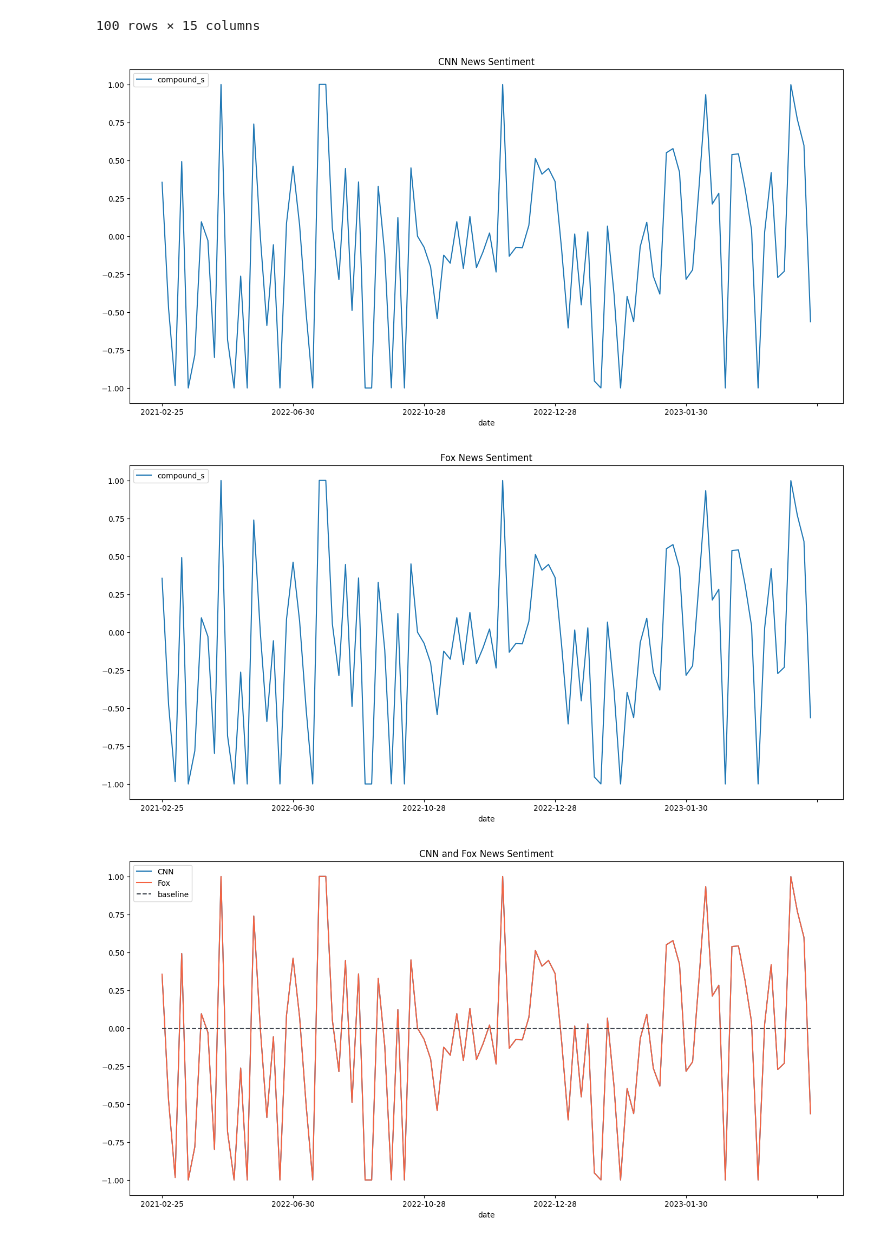
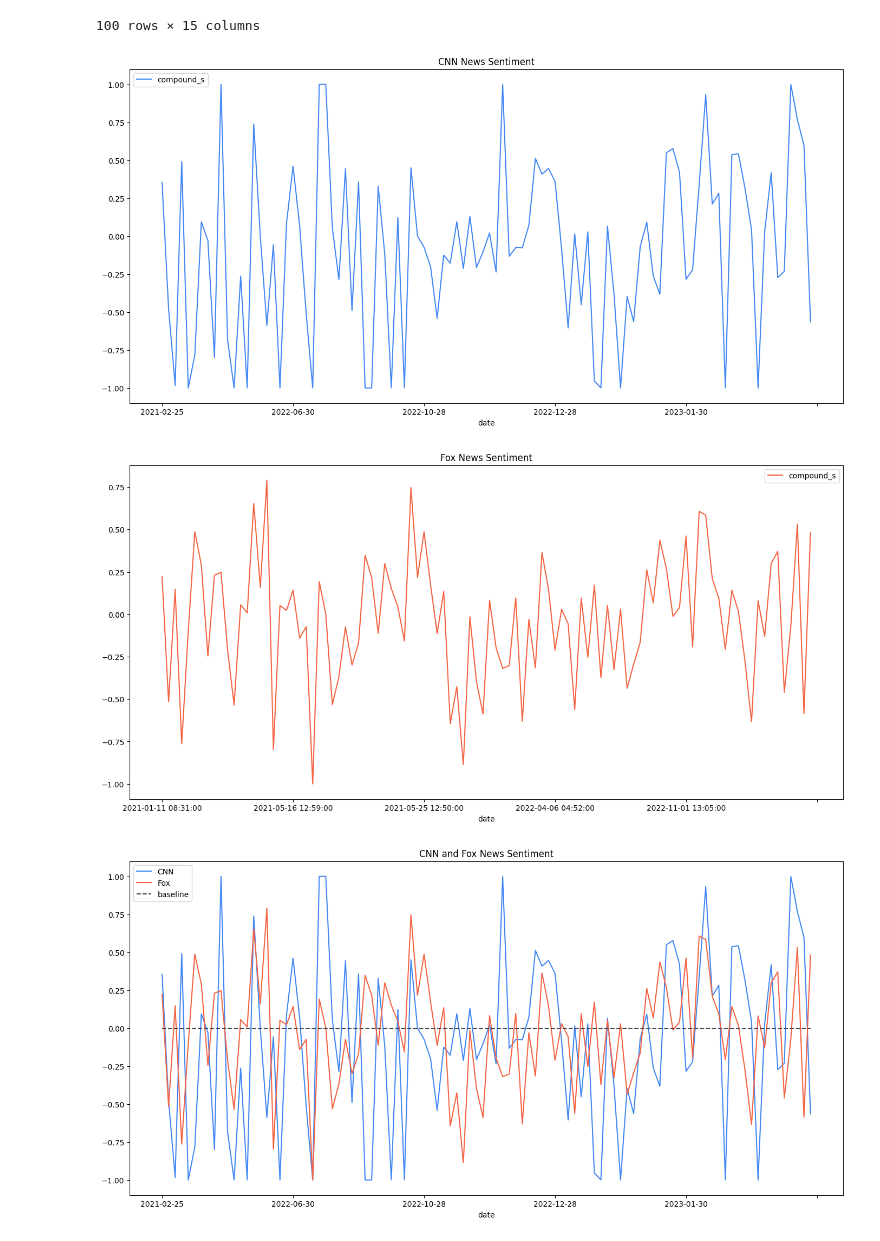
Before and after one commit to idobiran11/senti-trends-nlp, a Jupyter notebook: data/output_data/plot_result.ipynb, the cells around one changed output. Saved outputs shown, nothing was run; the diff lists cells and outputs as text; code cells hidden in the pictures.

```diff
--- a/data/output_data/plot_result.ipynb
+++ b/data/output_data/plot_result.ipynb
@@ -7,8 +8,7 @@ import matplotlib.pyplot as plt
 # tsc.infer_from_text("i hate trump", "trump")
 # %%
 cnn = pd.read_csv('netanyahu_cnn_news_sentiment.csv')
-# fox = pd.read_csv('netanyahu_fox_news_sentiment.csv')
-fox = cnn
+fox = pd.read_csv('netanyahu_fox_news_sentiment.csv')
 # %%
 def add_label(row):
     labels = {row['neg_s']: 'Negative', row['pos_s']:'Positive', row['neu_s']:'Neutral'}
@@ -39,26 +39,26 @@ cnn
 | 99 | 1 | 0 | 0 | 0 | -0.983833 | 2021-09-21 | 99.0 | Negative | 0 | 0.543845 | ... |
 100 rows × 15 columns
 # %%
-def plot(df:pd.DataFrame, vendor):
+def plot(df:pd.DataFrame, vendor, color='#4287f5'):
     df = df.sort_values(by=['date'])
-    axes = df.plot(x='date', y='compound_s', kind='line', title=f'{vendor} News Sentiment', figsize=(17,8))
+    axes = df.plot(x='date', y='compound_s', kind='line', title=f'{vendor} News Sentiment', figsize=(17,8), color=color)
 
 
-def joined_plot(df1:pd.DataFrame, df2:pd.DataFrame, vendor1, vendor2):
+def joined_plot(df1:pd.DataFrame, df2:pd.DataFrame, vendor1, vendor2, color1='#4287f5', color2='#f56342'):
     df1 = df1.sort_values(by=['date']).rename(columns={'compound_s': vendor1})
     df2 = df2.sort_values(by=['date']).rename(columns={'compound_s': vendor2})
 
-    axes = df1.plot(x='date', y=vendor1, kind='line', title=f'{vendor1} and {vendor2} News Sentiment', figsize=(17,8))
-    df2.plot(x='date', y=vendor2, kind='line', ax=axes, color='#f56342')
+    axes = df1.plot(x='date', y=vendor1, kind='line', title=f'{vendor1} and {vendor2} News Sentiment', color=color1 , figsize=(17,8))
+    df2.plot(x='date', y=vendor2, kind='line', ax=axes, color=color2)
     df3 = pd.DataFrame({'date': df1.date, 'baseline': [0.0]*len(df1)}).plot(x='date', y='baseline', kind='line', ax=axes, color='#40464f', linestyle='--')
 
 plot(cnn, 'CNN')
-plot(fox, 'Fox')
+plot(fox, 'Fox', color='#f56342')
 joined_plot(cnn, fox, 'CNN', 'Fox')
 # %% [output]
-[figure, old version]
+[figure, new version]
-[figure, old version]
+[figure, new version]
-[figure, old version]
+[figure, new version]
 # %%
 def weekly_avg_plot(df:pd.DataFrame, vendor):
 
```
Also changed, not shown: parts of 8 cells of this notebook, 8 other files.
